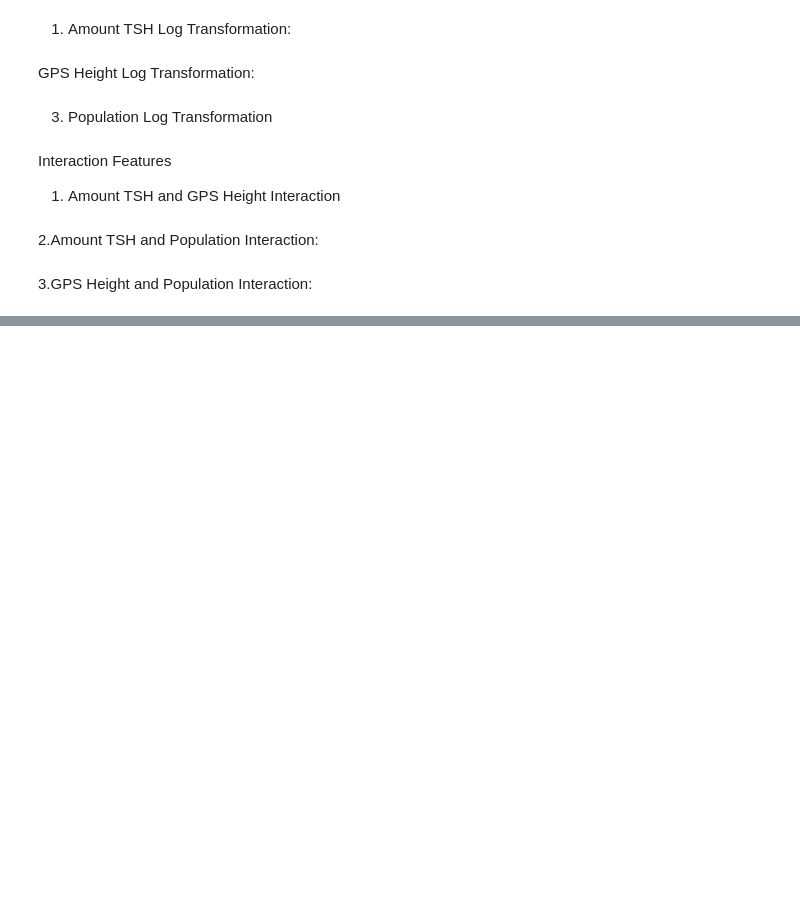
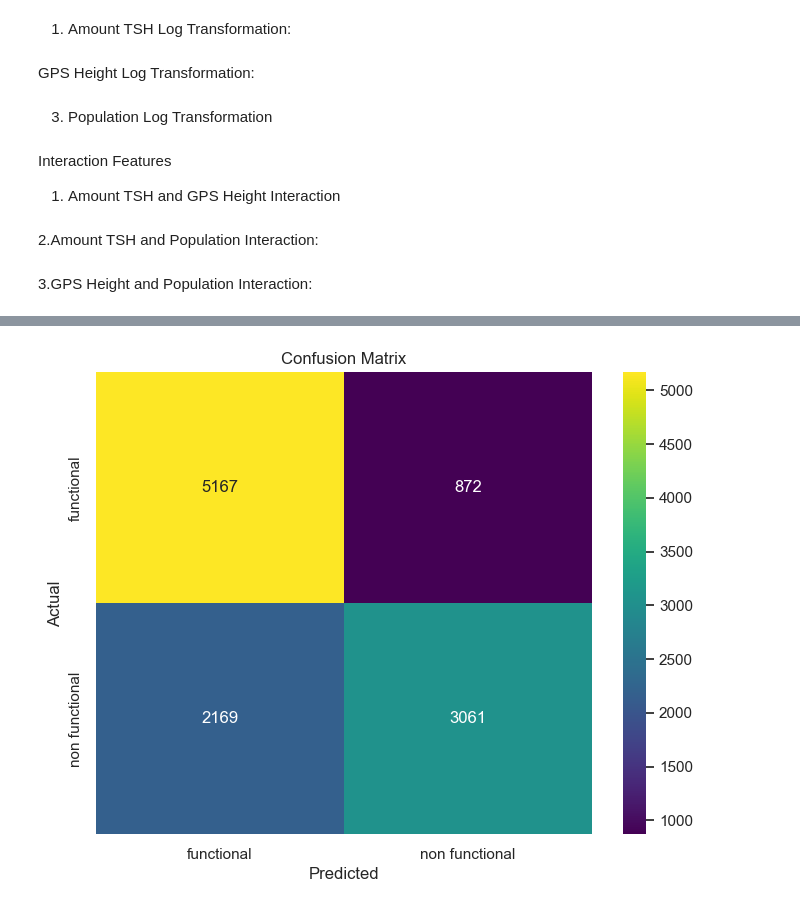
Before and after one commit to CynthiaJerono/Phase_3_Project, a Jupyter notebook: Modeling.ipynb, the cells around one changed output, grey strips where cells are left out. Cells and saved outputs as stored; diff of their text form; code cells hidden in the pictures; blank space fills up the shorter version.

```diff
--- a/Modeling.ipynb
+++ b/Modeling.ipynb
@@ -461,0 +808,88 @@ df['gps_height_population'] = df['gps_height'] * df['population']
+# %%
+import pandas as pd
+import matplotlib.pyplot as plt
+import seaborn as sns
+from sklearn.pipeline import Pipeline, FeatureUnion
+from sklearn.compose import ColumnTransformer
+from sklearn.preprocessing import OneHotEncoder, StandardScaler, PolynomialFeatures
+from sklearn.impute import SimpleImputer
+from sklearn.linear_model import LogisticRegression
+from sklearn.metrics import classification_report, confusion_matrix
+from sklearn.model_selection import train_test_split
+from sklearn.base import BaseEstimator, TransformerMixin
+
+# Load your data into a DataFrame
+df = pd.read_csv('./Data/clean_data.csv')
+
+# Split your data into features and target variable
+X = df.drop('status_group', axis=1)  # Replace 'status_group' with the name of your target variable
+y = df['status_group']  # Target variable
+
+# Splitting the data into training and test sets
+X_train, X_test, y_train, y_test = train_test_split(X, y, test_size=0.2, random_state=42)
+
+# Custom transformer to create domain-specific features
+class DomainSpecificFeatures(BaseEstimator, TransformerMixin):
+    def __init__(self):
+        pass
+
+    def fit(self, X, y=None):
+        return self
+
+    def transform(self, X):
+        # Create interaction feature
+        X['amount_tsh_gps_height'] = X['amount_tsh'] * X['gps_height']
+
+        # Flagging unusually high values for amount_tsh
+        X['high_amount_tsh'] = (X['amount_tsh'] > 1000).astype(int)
+
+        return X[['amount_tsh_gps_height', 'high_amount_tsh']]
+
+# Define preprocessing for numerical data (imputation + polynomial features + scaling)
+numerical_transformer = Pipeline(steps=[
+    ('imputer', SimpleImputer(strategy='mean')),
+    ('poly', PolynomialFeatures(degree=2, include_bias=False)),  # Adding polynomial features
+    ('scaler', StandardScaler())
+])
+
+# Define preprocessing for categorical data (imputation + one-hot encoding)
+categorical_transformer = Pipeline(steps=[
+    ('imputer', SimpleImputer(strategy='most_frequent')),
+    ('onehot', OneHotEncoder(handle_unknown='ignore'))
+])
+
+# Combine preprocessing for numerical and categorical data with domain-specific features
+preprocessor = ColumnTransformer(
+    transformers=[
+        ('num', numerical_transformer, numerical_cols),
+        ('cat', categorical_transformer, categorical_cols),
+        ('domain', DomainSpecificFeatures(), numerical_cols)
+    ])
+
+# Create the logistic regression pipeline
+logreg_pipeline = Pipeline(steps=[
+    ('preprocessor', preprocessor),
+    ('classifier', LogisticRegression(max_iter=1000, random_state=42))
+])
+
+# Fit the pipeline to the training data
+logreg_pipeline.fit(X_train, y_train)
+
+# Make predictions on the test data
+y_pred = logreg_pipeline.predict(X_test)
+
+# Generate and print the classification report
+print("Classification Report:")
+print(classification_report(y_test, y_pred))
+
+# Generate the confusion matrix
+cm = confusion_matrix(y_test, y_pred)
+
+# Plot the confusion matrix with a colored heatmap
+plt.figure(figsize=(8, 6))
+sns.heatmap(cm, annot=True, fmt='d', cmap='viridis', xticklabels=logreg_pipeline.classes_, yticklabels=logreg_pipeline.classes_)
+plt.xlabel('Predicted')
+plt.ylabel('Actual')
+plt.title('Confusion Matrix')
+plt.show()
+# %% [output]
@@ -461,0 +905 @@ df['gps_height_population'] = df['gps_height'] * df['population']
+[figure, added]
```
Also changed, not shown: parts of 42 cells of this notebook, 2 other files.
